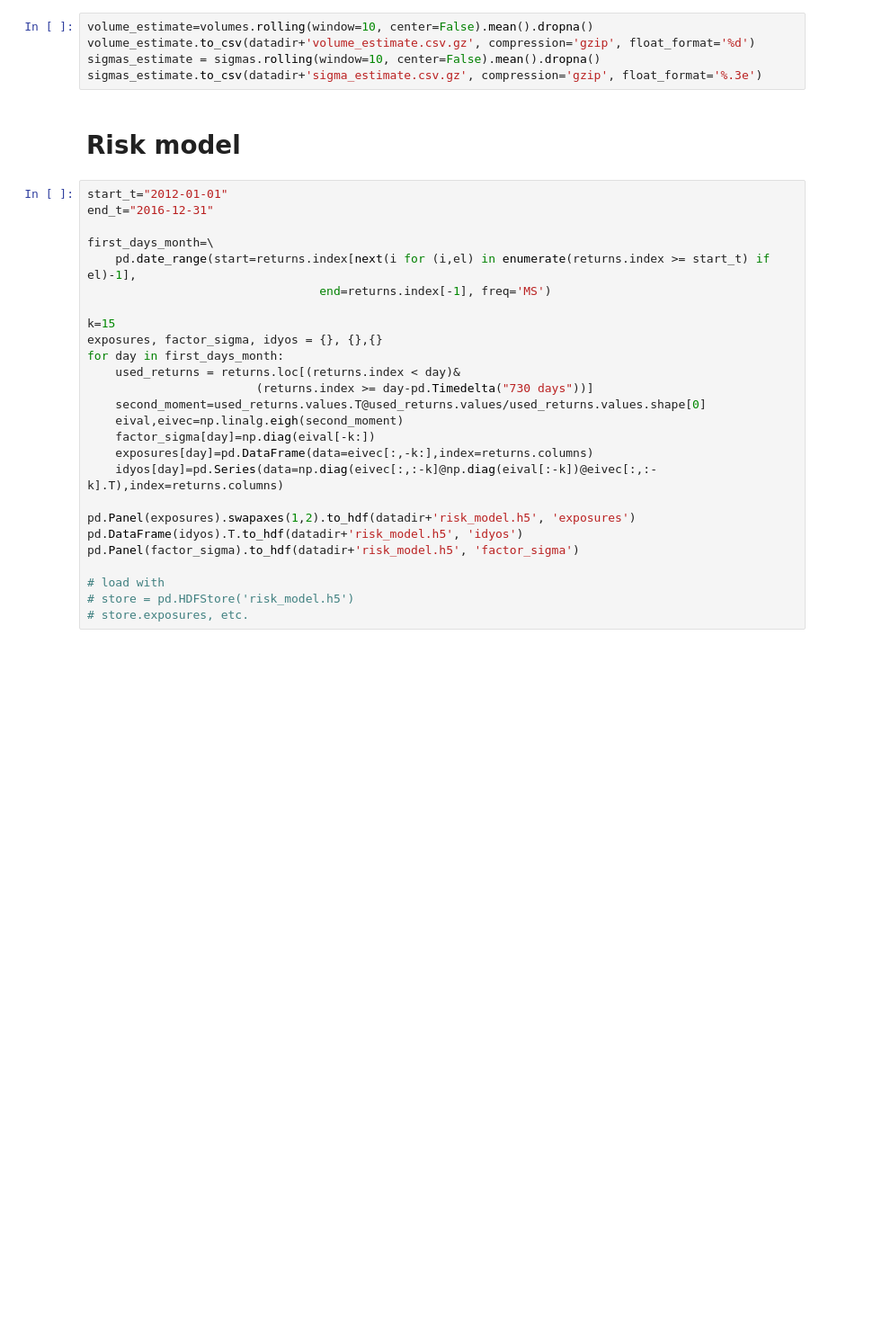
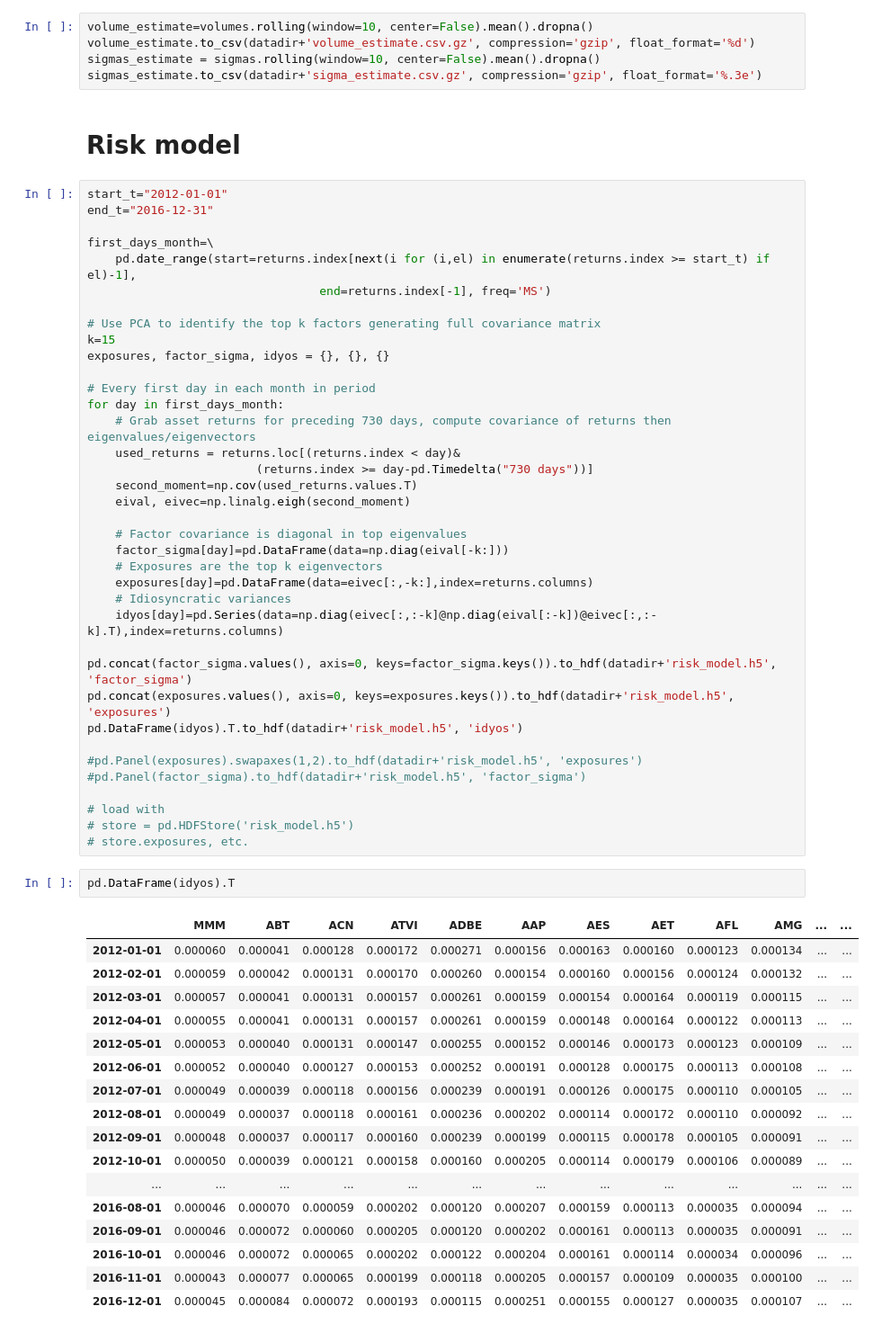
Before and after one commit to cvxgrp/cvxportfolio, a Jupyter notebook: examples/DataEstimatesRiskModel.ipynb, the cells around one changed output. Shown at 90% size. Drawn from its saved outputs; the diff is of its cells as text; blank space fills up the shorter version.

```diff
--- a/examples/DataEstimatesRiskModel.ipynb
+++ b/examples/DataEstimatesRiskModel.ipynb
@@ -202,21 +246,52 @@ first_days_month=\
     pd.date_range(start=returns.index[next(i for (i,el) in enumerate(returns.index >= start_t) if el)-1],
                                  end=returns.index[-1], freq='MS')
 
+# Use PCA to identify the top k factors generating full covariance matrix
 k=15
-exposures, factor_sigma, idyos = {}, {},{}
+exposures, factor_sigma, idyos = {}, {}, {}
+
+# Every first day in each month in period
 for day in first_days_month:
+    # Grab asset returns for preceding 730 days, compute covariance of returns then eigenvalues/eigenvectors
     used_returns = returns.loc[(returns.index < day)&
                         (returns.index >= day-pd.Timedelta("730 days"))]
-    second_moment=used_returns.values.T@used_returns.values/used_returns.values.shape[0]
-    eival,eivec=np.linalg.eigh(second_moment)
-    factor_sigma[day]=np.diag(eival[-k:])
+    second_moment=np.cov(used_returns.values.T)
+    eival, eivec=np.linalg.eigh(second_moment)
+
+    # Factor covariance is diagonal in top eigenvalues
+    factor_sigma[day]=pd.DataFrame(data=np.diag(eival[-k:]))
+    # Exposures are the top k eigenvectors
     exposures[day]=pd.DataFrame(data=eivec[:,-k:],index=returns.columns)
+    # Idiosyncratic variances
     idyos[day]=pd.Series(data=np.diag(eivec[:,:-k]@np.diag(eival[:-k])@eivec[:,:-k].T),index=returns.columns)
 
-pd.Panel(exposures).swapaxes(1,2).to_hdf(datadir+'risk_model.h5', 'exposures')
+pd.concat(factor_sigma.values(), axis=0, keys=factor_sigma.keys()).to_hdf(datadir+'risk_model.h5', 'factor_sigma')
+pd.concat(exposures.values(), axis=0, keys=exposures.keys()).to_hdf(datadir+'risk_model.h5', 'exposures')
 pd.DataFrame(idyos).T.to_hdf(datadir+'risk_model.h5', 'idyos')
-pd.Panel(factor_sigma).to_hdf(datadir+'risk_model.h5', 'factor_sigma')
+
+#pd.Panel(exposures).swapaxes(1,2).to_hdf(datadir+'risk_model.h5', 'exposures')
+#pd.Panel(factor_sigma).to_hdf(datadir+'risk_model.h5', 'factor_sigma')
 
 # load with
 # store = pd.HDFStore('risk_model.h5')
 # store.exposures, etc.
+# %%
+pd.DataFrame(idyos).T
+# %% [output]
+|  | MMM | ABT | ACN | ATVI | ADBE | AAP | AES | AET | AFL | AMG | ... | ... |
+| 2012-01-01 | 0.000060 | 0.000041 | 0.000128 | 0.000172 | 0.000271 | 0.000156 | 0.000163 | 0.000160 | 0.000123 | 0.000134 | ... | ... |
+| 2012-02-01 | 0.000059 | 0.000042 | 0.000131 | 0.000170 | 0.000260 | 0.000154 | 0.000160 | 0.000156 | 0.000124 | 0.000132 | ... | ... |
+| 2012-03-01 | 0.000057 | 0.000041 | 0.000131 | 0.000157 | 0.000261 | 0.000159 | 0.000154 | 0.000164 | 0.000119 | 0.000115 | ... | ... |
+| 2012-04-01 | 0.000055 | 0.000041 | 0.000131 | 0.000157 | 0.000261 | 0.000159 | 0.000148 | 0.000164 | 0.000122 | 0.000113 | ... | ... |
+| 2012-05-01 | 0.000053 | 0.000040 | 0.000131 | 0.000147 | 0.000255 | 0.000152 | 0.000146 | 0.000173 | 0.000123 | 0.000109 | ... | ... |
+| 2012-06-01 | 0.000052 | 0.000040 | 0.000127 | 0.000153 | 0.000252 | 0.000191 | 0.000128 | 0.000175 | 0.000113 | 0.000108 | ... | ... |
+| 2012-07-01 | 0.000049 | 0.000039 | 0.000118 | 0.000156 | 0.000239 | 0.000191 | 0.000126 | 0.000175 | 0.000110 | 0.000105 | ... | ... |
+| 2012-08-01 | 0.000049 | 0.000037 | 0.000118 | 0.000161 | 0.000236 | 0.000202 | 0.000114 | 0.000172 | 0.000110 | 0.000092 | ... | ... |
+| 2012-09-01 | 0.000048 | 0.000037 | 0.000117 | 0.000160 | 0.000239 | 0.000199 | 0.000115 | 0.000178 | 0.000105 | 0.000091 | ... | ... |
+| 2012-10-01 | 0.000050 | 0.000039 | 0.000121 | 0.000158 | 0.000160 | 0.000205 | 0.000114 | 0.000179 | 0.000106 | 0.000089 | ... | ... |
+| ... | ... | ... | ... | ... | ... | ... | ... | ... | ... | ... | ... | ... |
+| 2016-08-01 | 0.000046 | 0.000070 | 0.000059 | 0.000202 | 0.000120 | 0.000207 | 0.000159 | 0.000113 | 0.000035 | 0.000094 | ... | ... |
+| 2016-09-01 | 0.000046 | 0.000072 | 0.000060 | 0.000205 | 0.000120 | 0.000202 | 0.000161 | 0.000113 | 0.000035 | 0.000091 | ... | ... |
+| 2016-10-01 | 0.000046 | 0.000072 | 0.000065 | 0.000202 | 0.000122 | 0.000204 | 0.000161 | 0.000114 | 0.000034 | 0.000096 | ... | ... |
+| 2016-11-01 | 0.000043 | 0.000077 | 0.000065 | 0.000199 | 0.000118 | 0.000205 | 0.000157 | 0.000109 | 0.000035 | 0.000100 | ... | ... |
+| 2016-12-01 | 0.000045 | 0.000084 | 0.000072 | 0.000193 | 0.000115 | 0.000251 | 0.000155 | 0.000127 | 0.000035 | 0.000107 | ... | ... |
```
Also changed, not shown: parts of 9 cells of this notebook, 17 other files.
